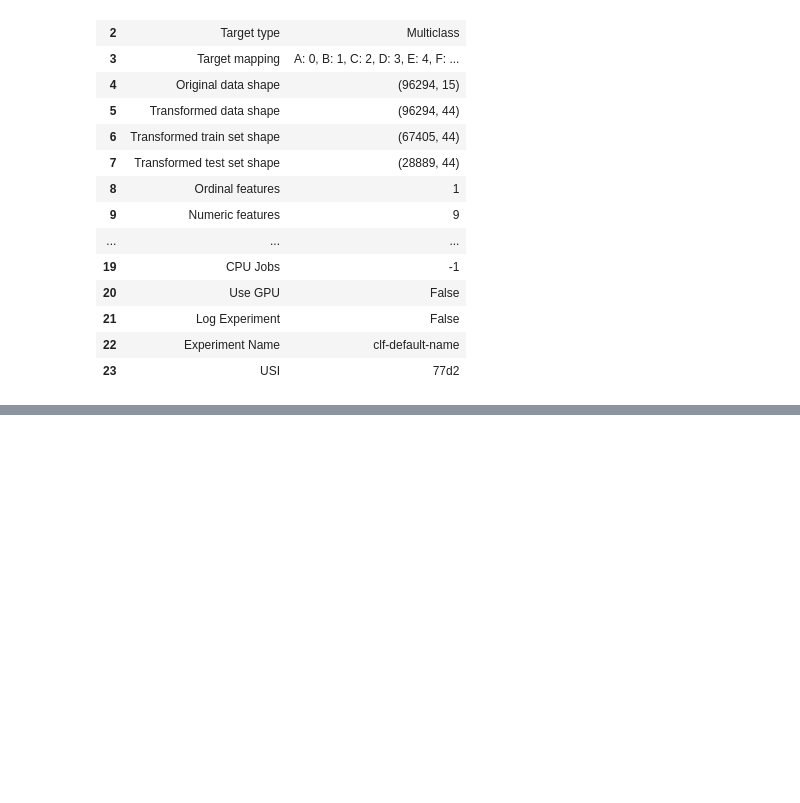
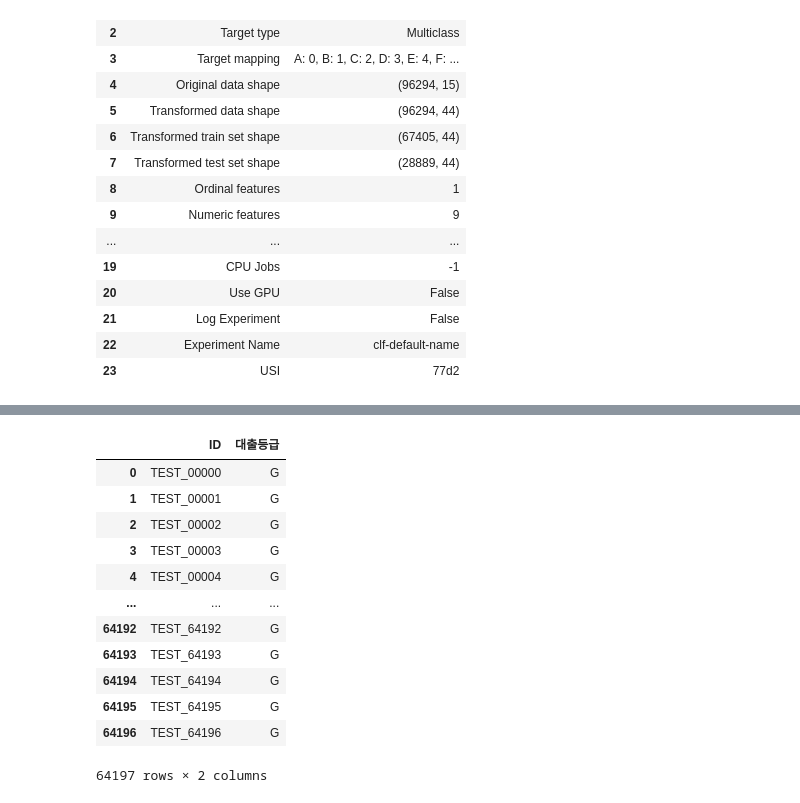
Before and after one commit to being0606/Customer-Loan-Rating-Classifier, a Jupyter notebook: src/inferance.ipynb, the cells around one changed output, grey strips where cells are left out. Saved outputs shown, nothing was run; the diff lists cells and outputs as text; code cells hidden in the pictures; blank space fills up the shorter version.

```diff
--- a/src/inferance.ipynb
+++ b/src/inferance.ipynb
@@ -164,0 +168,17 @@ Fitting 10 folds for each of 10 candidates, totalling 100 fits
+# %%
+res = pd.read_csv("../data/sample_submission.csv")
+res
+# %% [output]
+|  | ID | 대출등급 |
+| 0 | TEST_00000 | G |
+| 1 | TEST_00001 | G |
+| 2 | TEST_00002 | G |
+| 3 | TEST_00003 | G |
+| 4 | TEST_00004 | G |
+| ... | ... | ... |
+| 64192 | TEST_64192 | G |
+| 64193 | TEST_64193 | G |
+| 64194 | TEST_64194 | G |
+| 64195 | TEST_64195 | G |
+| 64196 | TEST_64196 | G |
+64197 rows × 2 columns
```
Also changed, not shown: parts of 9 cells of this notebook, 2 other files.
